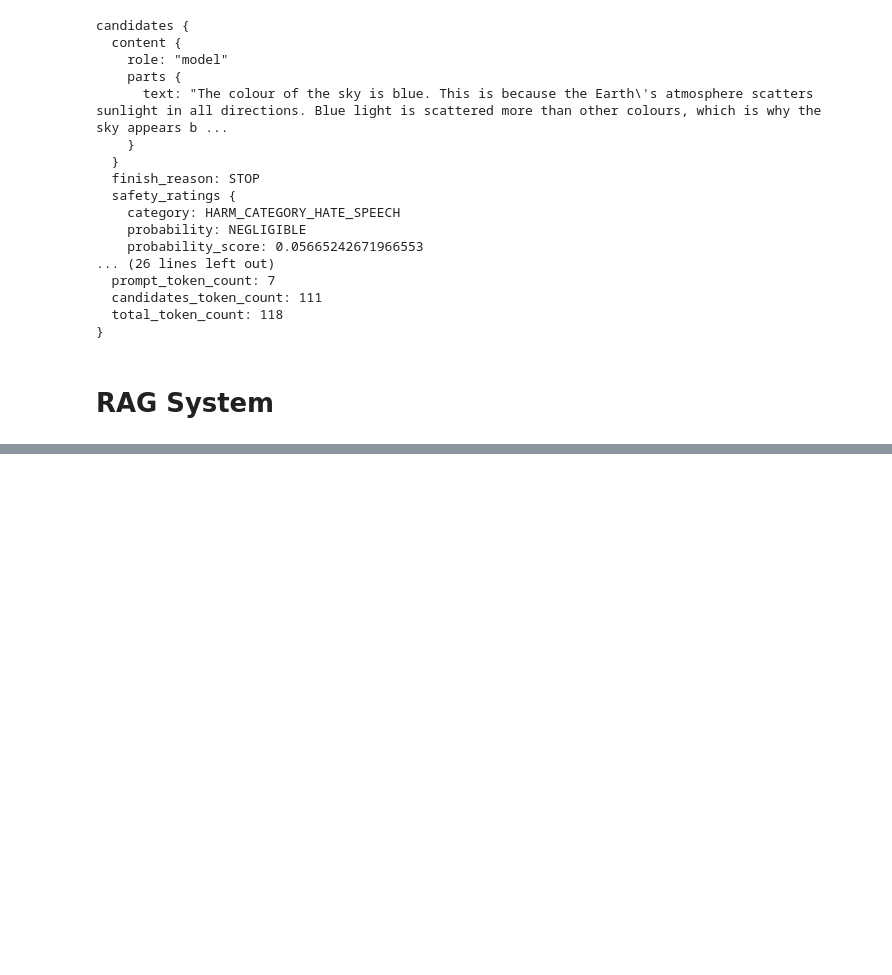
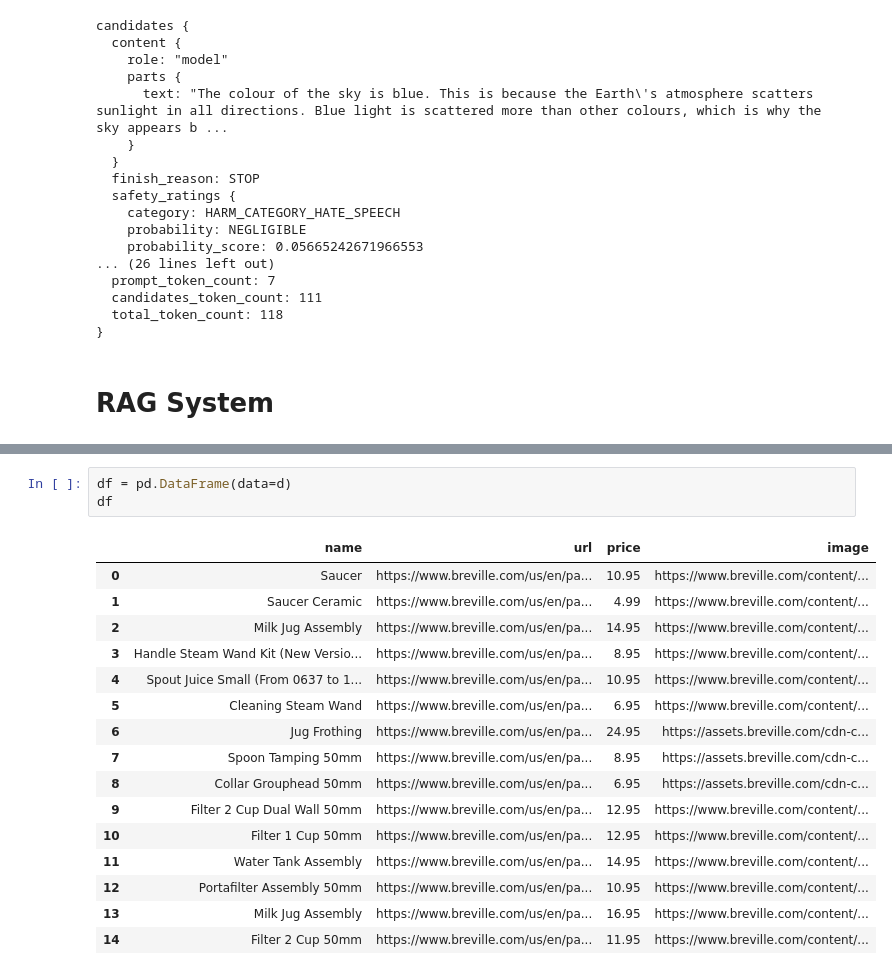
Before and after one commit to JapiKredi/RAG_GCP_GEMINI_VERTEXAI, a Jupyter notebook: RAG_GCP_GEMINI_VERTEXAI.ipynb, the cells around one changed output, grey strips where cells are left out. Cells and saved outputs as stored; diff of their text form; blank space fills up the shorter version.

```diff
--- a/RAG_GCP_GEMINI_VERTEXAI.ipynb
+++ b/RAG_GCP_GEMINI_VERTEXAI.ipynb
@@ -105,0 +223,20 @@ candidates {
+# %%
+df = pd.DataFrame(data=d)
+df
+# %% [output]
+|  | name | url | price | image |
+| 0 | Saucer | https://www.breville.com/us/en/pa... | 10.95 | https://www.breville.com/content/... |
+| 1 | Saucer Ceramic | https://www.breville.com/us/en/pa... | 4.99 | https://www.breville.com/content/... |
+| 2 | Milk Jug Assembly | https://www.breville.com/us/en/pa... | 14.95 | https://www.breville.com/content/... |
+| 3 | Handle Steam Wand Kit (New Versio... | https://www.breville.com/us/en/pa... | 8.95 | https://www.breville.com/content/... |
+| 4 | Spout Juice Small (From 0637 to 1... | https://www.breville.com/us/en/pa... | 10.95 | https://www.breville.com/content/... |
+| 5 | Cleaning Steam Wand | https://www.breville.com/us/en/pa... | 6.95 | https://www.breville.com/content/... |
+| 6 | Jug Frothing | https://www.breville.com/us/en/pa... | 24.95 | https://assets.breville.com/cdn-c... |
+| 7 | Spoon Tamping 50mm | https://www.breville.com/us/en/pa... | 8.95 | https://assets.breville.com/cdn-c... |
+| 8 | Collar Grouphead 50mm | https://www.breville.com/us/en/pa... | 6.95 | https://assets.breville.com/cdn-c... |
+| 9 | Filter 2 Cup Dual Wall 50mm | https://www.breville.com/us/en/pa... | 12.95 | https://www.breville.com/content/... |
+| 10 | Filter 1 Cup 50mm | https://www.breville.com/us/en/pa... | 12.95 | https://www.breville.com/content/... |
+| 11 | Water Tank Assembly | https://www.breville.com/us/en/pa... | 14.95 | https://www.breville.com/content/... |
+| 12 | Portafilter Assembly 50mm | https://www.breville.com/us/en/pa... | 10.95 | https://www.breville.com/content/... |
+| 13 | Milk Jug Assembly | https://www.breville.com/us/en/pa... | 16.95 | https://www.breville.com/content/... |
+| 14 | Filter 2 Cup 50mm | https://www.breville.com/us/en/pa... | 11.95 | https://www.breville.com/content/... |
```
Also changed, not shown: parts of 28 cells of this notebook.
